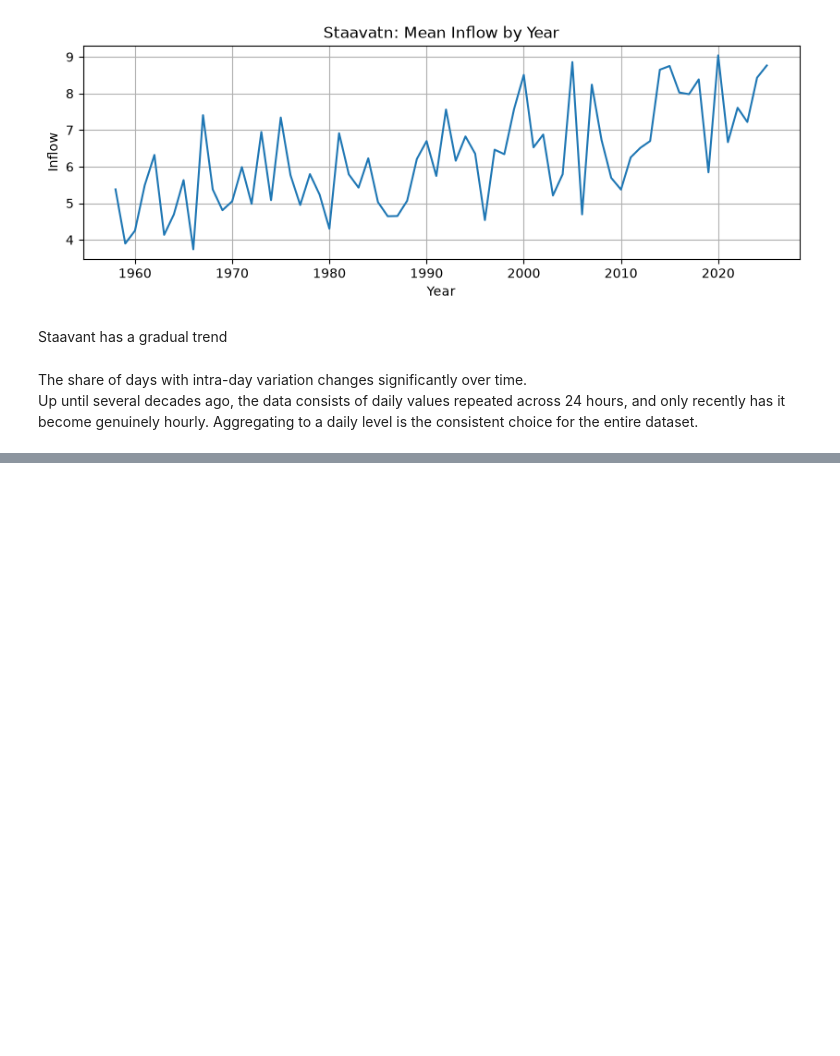
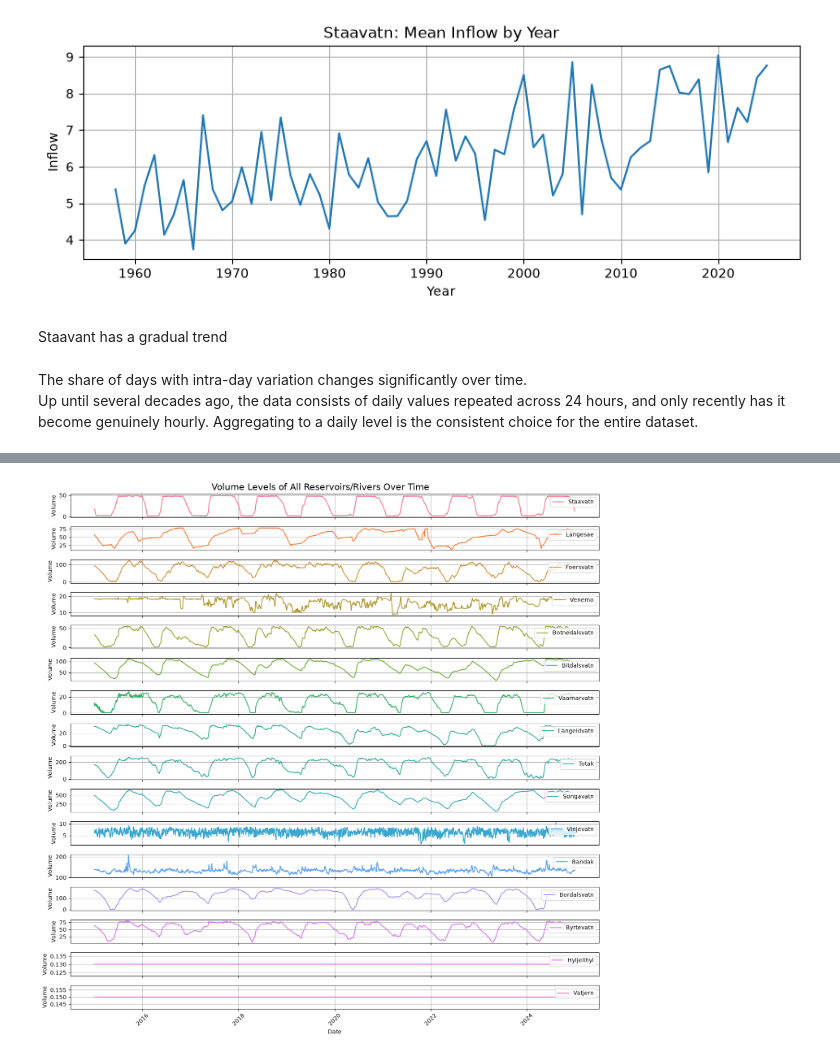
Before and after one commit to LukaAgostini/MMLP_project, a Jupyter notebook: notebook/EDA_Luca.ipynb, the cells around one changed output, grey strips where cells are left out. Cells and saved outputs as stored; diff of their text form; code cells hidden in the pictures; blank space fills up the shorter version.

Commit message:
Volume dataset EDA

```diff
--- a/notebook/EDA_Luca.ipynb
+++ b/notebook/EDA_Luca.ipynb
@@ -382,0 +385,4 @@ Up until several decades ago, the data consists of daily values repeated across
+# %%
+# loading the volume data
+volume = loader.volume_data.copy()
+volume.head()
@@ -382,0 +430,3 @@ Up until several decades ago, the data consists of daily values repeated across
+# %%
+# setting the date as index and converting it to datetime
+volume = volume.set_index(pd.to_datetime(volume['date'], utc=True)).drop(columns='date')
@@ -382,0 +463,23 @@ Up until several decades ago, the data consists of daily values repeated across
+# %%
+# plotting the distribution of valumes levels of each reservoir over time
+
+fig, axes = plt.subplots(nrows=len(volume.columns[1:]), ncols=1, figsize=(14, 14), sharex=True)
+
+# generating a unique color for each line
+colors = sns.color_palette("husl", len(volume.columns[1:]))
+
+for i, col in enumerate(volume.columns[1:]):
+    sns.lineplot(x=volume.index, y=volume[col], ax=axes[i], color=colors[i], label=col)
+    axes[i].legend(loc='upper right')
+    axes[i].grid(True)
+    axes[i].set_ylabel('Volume')
+
+# infos
+fig.suptitle('Volume Levels of All Reservoirs/Rivers Over Time', fontsize=16)
+plt.xlabel('Date')
+plt.xticks(rotation=45)
+
+plt.tight_layout()
+plt.show()
+# %% [output]
+[figure, added]
```
Also changed, not shown: parts of 16 cells of this notebook.
